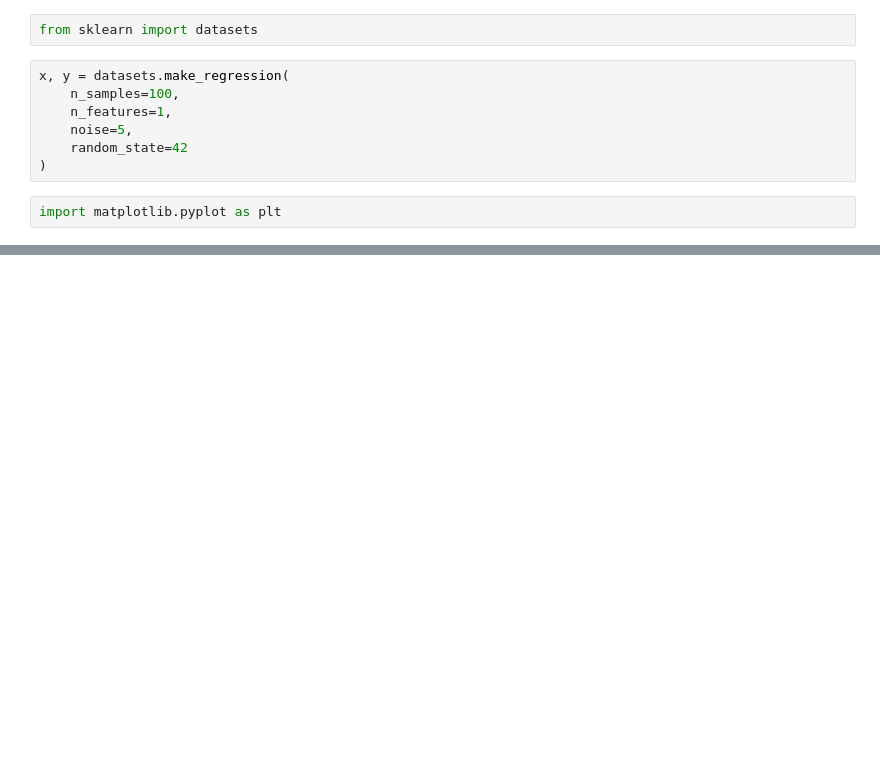
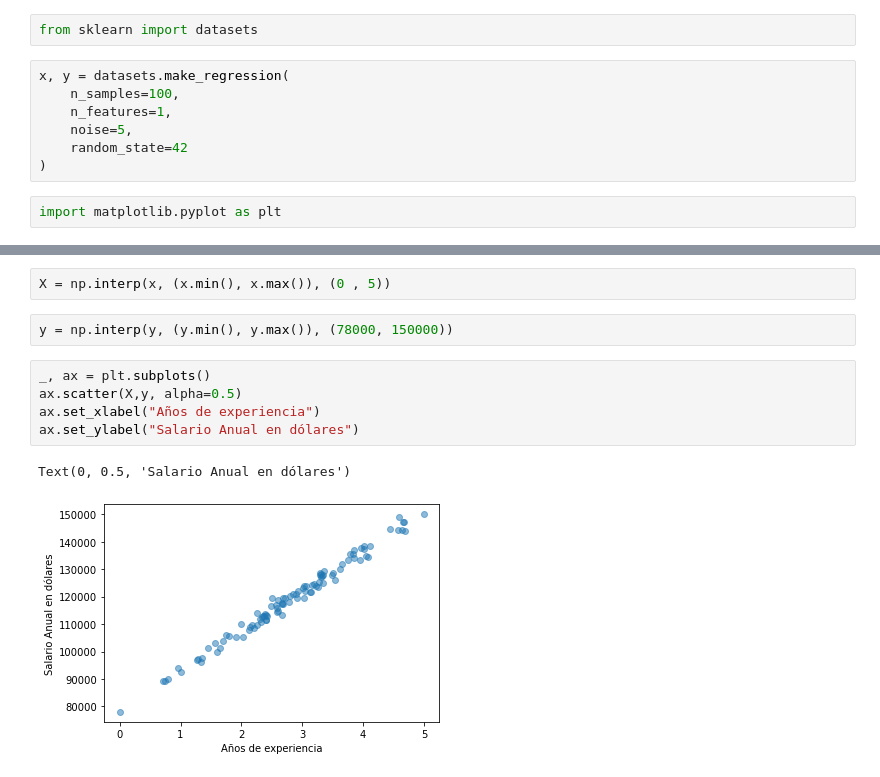
Before and after one commit to gabrieltorres519/Curso_ML_Python_Programador_IA, a Jupyter notebook: 4_Algoritmos_de_Regresión/1_Regresión_Lineal.ipynb, the cells around one changed output, grey strips where cells are left out. Drawn from its saved outputs; the diff is of its cells as text; blank space fills up the shorter version.

Commit message:
21) Regresión Lineal: Ejemplo con datos de Salario vs Años de experiencia, con datos ficticios de la librería datasets, solo modificando los rangos

```diff
--- a/4_Algoritmos_de_Regresión/1_Regresión_Lineal.ipynb
+++ b/4_Algoritmos_de_Regresión/1_Regresión_Lineal.ipynb
@@ -23,0 +34,12 @@ ax.scatter(x,y, alpha=0.5)
+# %%
+X = np.interp(x, (x.min(), x.max()), (0 , 5))
+# %%
+y = np.interp(y, (y.min(), y.max()), (78000, 150000))
+# %%
+_, ax = plt.subplots()
+ax.scatter(X,y, alpha=0.5)
+ax.set_xlabel("Años de experiencia")
+ax.set_ylabel("Salario Anual en dólares")
+# %% [output]
+Text(0, 0.5, 'Salario Anual en dólares')
+[figure, added]
```
Also changed, not shown: parts of 2 cells of this notebook.
